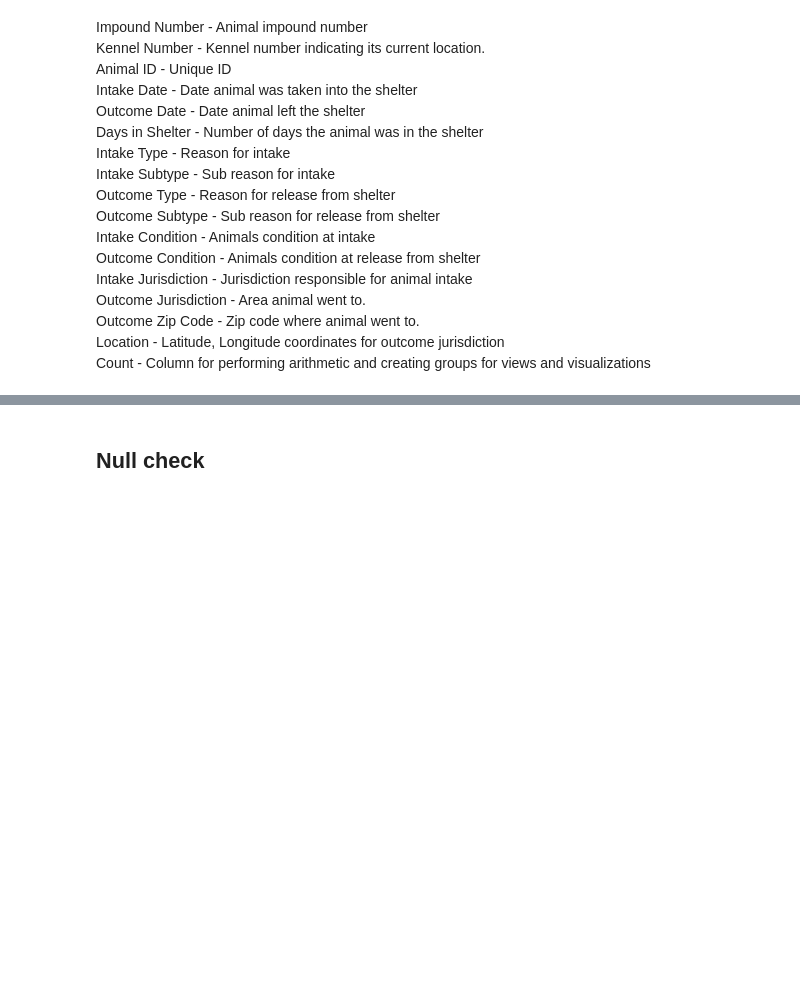
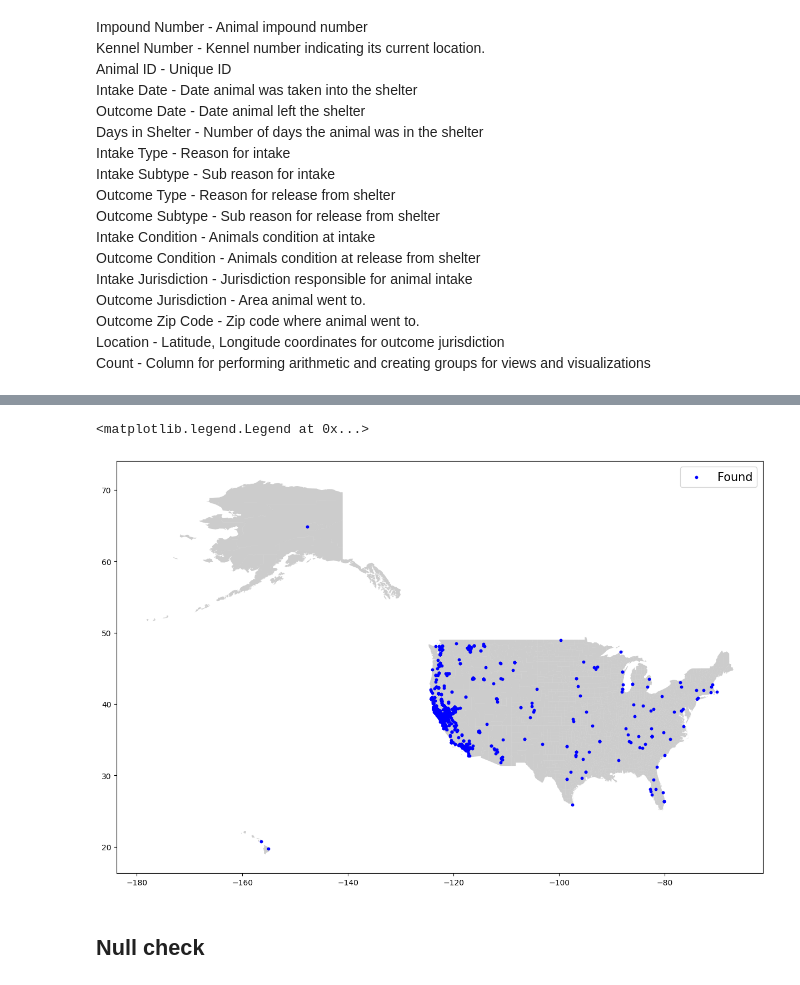
Before and after one commit to suzejka/shelter, a Jupyter notebook: magisterka.ipynb, the cells around one changed output, grey strips where cells are left out. Saved outputs shown, nothing was run; the diff lists cells and outputs as text; code cells hidden in the pictures; blank space fills up the shorter version.

```diff
--- a/magisterka.ipynb
+++ b/magisterka.ipynb
@@ -33,3 +100,24 @@ Color - Color of animal, Black, Chocolate, White….
+# %%
+import geopandas as gpd
+from shapely.geometry import Point, Polygon
+
+street_map = gpd.read_file('dataset/USA_Counties.shx')
+crs = {'init':'epsg:4326'}
+geometry = [Point(xy) for xy in zip(df['Longitude'], df['Latitude'])]
+geo_df = gpd.GeoDataFrame(df, crs=crs, geometry=geometry)
+
+fig, ax = plt.subplots(figsize=(15,15))
+street_map.plot(ax=ax, alpha=0.4, color='grey')
+geo_df.plot(ax=ax,
+            markersize=10,
+            color='blue',
+            marker='o',
+            label='Found')
+
+plt.legend(prop={'size':15})
+# %% [output]
+<matplotlib.legend.Legend at 0x...>
+[figure, added]
 # %% [markdown]
 ## Null check
 # %%
```
Also changed, not shown: parts of 42 cells of this notebook, 1 other file.
